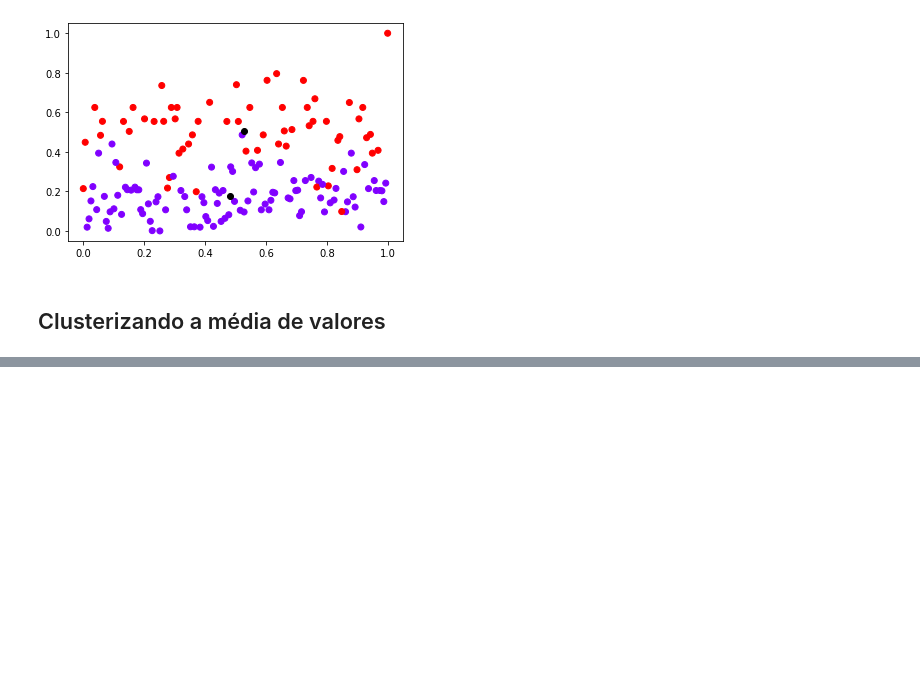
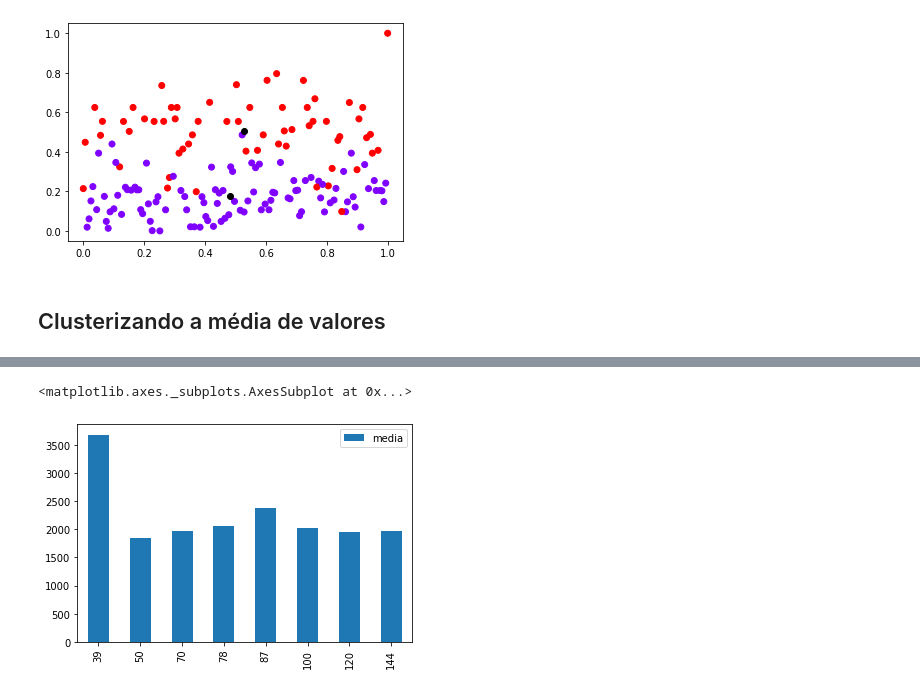
Before and after one commit to gizattos/cost_of_living_clustering, a Jupyter notebook: cost_of_living_clustering.ipynb, the cells around one changed output, grey strips where cells are left out. Saved outputs shown, nothing was run; the diff lists cells and outputs as text; code cells hidden in the pictures; blank space fills up the shorter version.

```diff
--- a/cost_of_living_clustering.ipynb
+++ b/cost_of_living_clustering.ipynb
@@ -261,2 +292,7 @@ df_media.sort_values('media').head(50)
+# %%
+df_media[['local_desc','media']][df_media['Cluster']==2].plot(kind='bar')
+# %% [output]
+<matplotlib.axes._subplots.AxesSubplot at 0x...>
+[figure, added]
 # %%
 df_media.to_csv('lugares', sep='\t')
```
Also changed, not shown: parts of 11 cells of this notebook.
